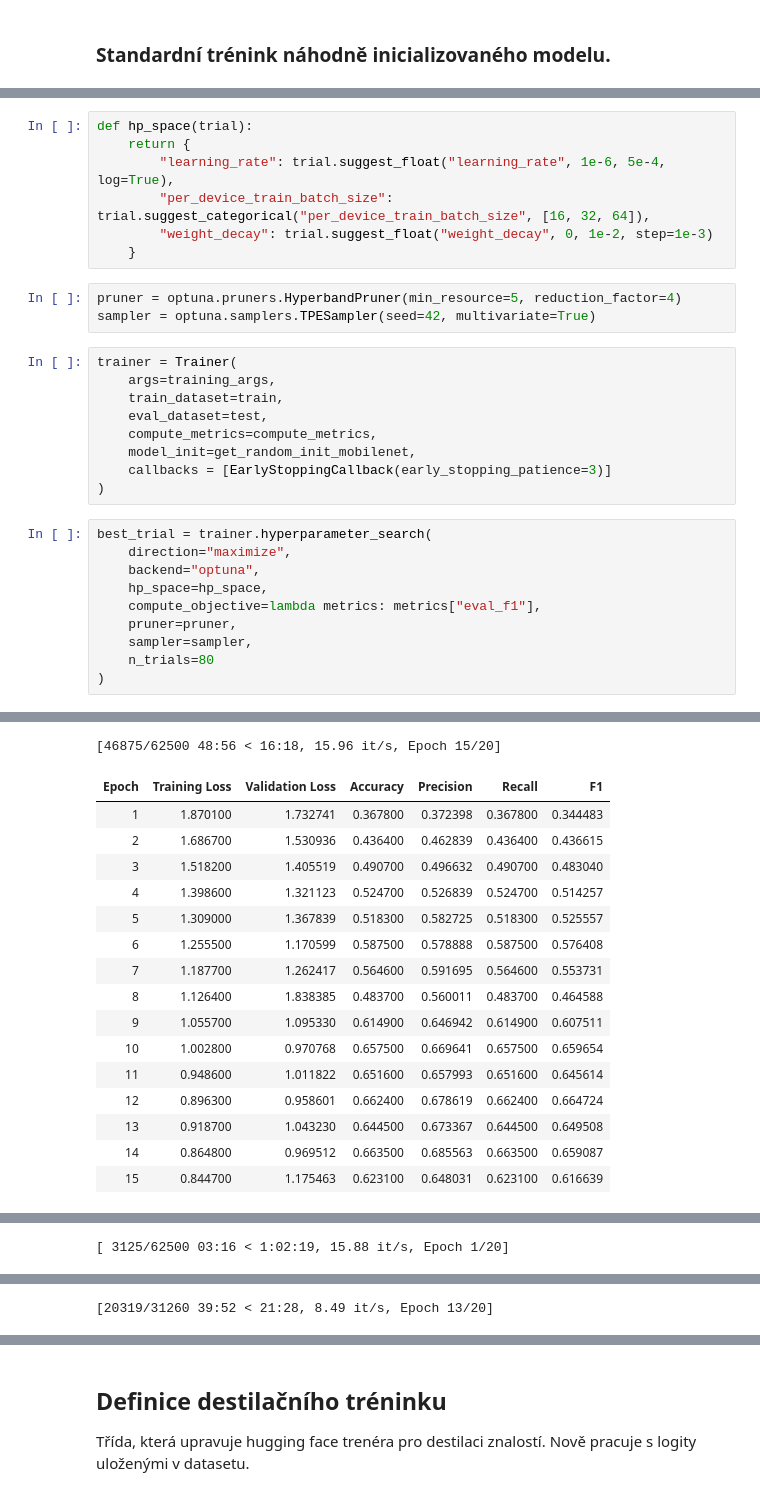
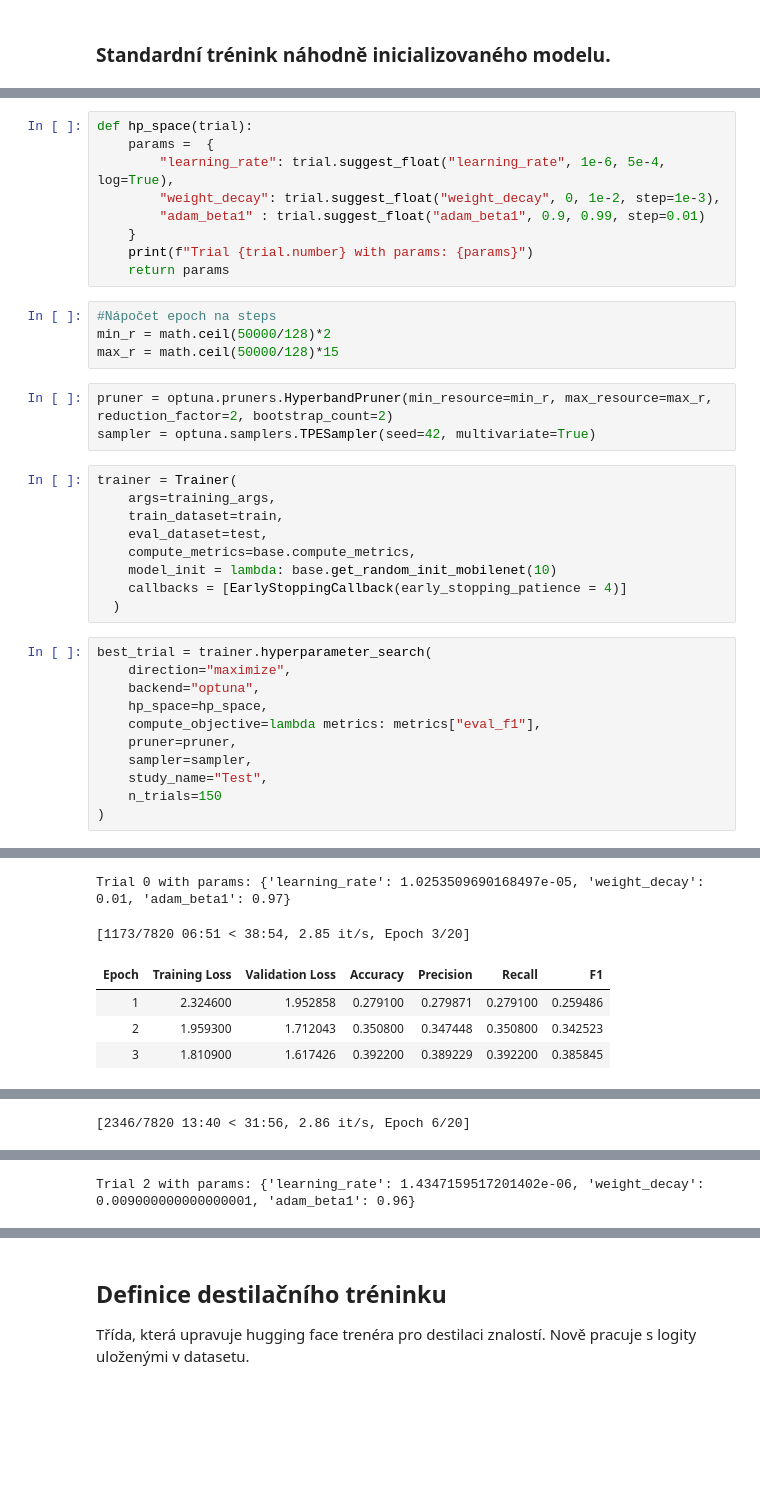
Before and after one commit to DragounJ/DiplomovaPrace, a Jupyter notebook: actual/hp_search.ipynb, the cells around one changed output, grey strips where cells are left out. Drawn from its saved outputs; the diff is of its cells as text; blank space fills up the shorter version.

Commit message:
DRY -> přesun do base.py

```diff
--- a/actual/hp_search.ipynb
+++ b/actual/hp_search.ipynb
@@ -203,22 +63,28 @@ training_args = get_training_args("./results/cifar10-random", './logs/cifar10-ra
 # %%
 def hp_space(trial):
-    return {
+    params =  {
         "learning_rate": trial.suggest_float("learning_rate", 1e-6, 5e-4, log=True),
-        "per_device_train_batch_size": trial.suggest_categorical("per_device_train_batch_size", [16, 32, 64]),
-        "weight_decay": trial.suggest_float("weight_decay", 0, 1e-2, step=1e-3)
+        "weight_decay": trial.suggest_float("weight_decay", 0, 1e-2, step=1e-3),
+        "adam_beta1" : trial.suggest_float("adam_beta1", 0.9, 0.99, step=0.01)
     }
+    print(f"Trial {trial.number} with params: {params}")
+    return params
+# %%
+#Nápočet epoch na steps
+min_r = math.ceil(50000/128)*2
+max_r = math.ceil(50000/128)*15
 # %%
-pruner = optuna.pruners.HyperbandPruner(min_resource=5, reduction_factor=4)
+pruner = optuna.pruners.HyperbandPruner(min_resource=min_r, max_resource=max_r, reduction_factor=2, bootstrap_count=2)
 sampler = optuna.samplers.TPESampler(seed=42, multivariate=True)
 # %%
 trainer = Trainer(
     args=training_args,
     train_dataset=train,
     eval_dataset=test,
-    compute_metrics=compute_metrics,
-    model_init=get_random_init_mobilenet,
-    callbacks = [EarlyStoppingCallback(early_stopping_patience=3)]
-)
+    compute_metrics=base.compute_metrics,
+    model_init = lambda: base.get_random_init_mobilenet(10)
+    callbacks = [EarlyStoppingCallback(early_stopping_patience = 4)]
+  )
 # %%
 best_trial = trainer.hyperparameter_search(
     direction="maximize",
@@ -227,6 +93,7 @@ best_trial = trainer.hyperparameter_search(
     compute_objective=lambda metrics: metrics["eval_f1"],
     pruner=pruner,
     sampler=sampler,
-    n_trials=80
+    study_name="Test",
+    n_trials=150
 )
 # %% [output]
@@ -234,17 +101,6 @@ best_trial = trainer.hyperparameter_search(
-[46875/62500 48:56 < 16:18, 15.96 it/s, Epoch 15/20]
+Trial 0 with params: {'learning_rate': 1.0253509690168497e-05, 'weight_decay': 0.01, 'adam_beta1': 0.97}
+[1173/7820 06:51 < 38:54, 2.85 it/s, Epoch 3/20]
 | Epoch | Training Loss | Validation Loss | Accuracy | Precision | Recall | F1 |
-| 1 | 1.870100 | 1.732741 | 0.367800 | 0.372398 | 0.367800 | 0.344483 |
-| 2 | 1.686700 | 1.530936 | 0.436400 | 0.462839 | 0.436400 | 0.436615 |
-| 3 | 1.518200 | 1.405519 | 0.490700 | 0.496632 | 0.490700 | 0.483040 |
-| 4 | 1.398600 | 1.321123 | 0.524700 | 0.526839 | 0.524700 | 0.514257 |
-| 5 | 1.309000 | 1.367839 | 0.518300 | 0.582725 | 0.518300 | 0.525557 |
-| 6 | 1.255500 | 1.170599 | 0.587500 | 0.578888 | 0.587500 | 0.576408 |
-| 7 | 1.187700 | 1.262417 | 0.564600 | 0.591695 | 0.564600 | 0.553731 |
-| 8 | 1.126400 | 1.838385 | 0.483700 | 0.560011 | 0.483700 | 0.464588 |
-| 9 | 1.055700 | 1.095330 | 0.614900 | 0.646942 | 0.614900 | 0.607511 |
-| 10 | 1.002800 | 0.970768 | 0.657500 | 0.669641 | 0.657500 | 0.659654 |
-| 11 | 0.948600 | 1.011822 | 0.651600 | 0.657993 | 0.651600 | 0.645614 |
-| 12 | 0.896300 | 0.958601 | 0.662400 | 0.678619 | 0.662400 | 0.664724 |
-| 13 | 0.918700 | 1.043230 | 0.644500 | 0.673367 | 0.644500 | 0.649508 |
-| 14 | 0.864800 | 0.969512 | 0.663500 | 0.685563 | 0.663500 | 0.659087 |
-| 15 | 0.844700 | 1.175463 | 0.623100 | 0.648031 | 0.623100 | 0.616639 |
+| 1 | 2.324600 | 1.952858 | 0.279100 | 0.279871 | 0.279100 | 0.259486 |
+| 2 | 1.959300 | 1.712043 | 0.350800 | 0.347448 | 0.350800 | 0.342523 |
+| 3 | 1.810900 | 1.617426 | 0.392200 | 0.389229 | 0.392200 | 0.385845 |
@@ -271 +109 @@ best_trial = trainer.hyperparameter_search(
-[ 3125/62500 03:16 < 1:02:19, 15.88 it/s, Epoch 1/20]
+[2346/7820 13:40 < 31:56, 2.86 it/s, Epoch 6/20]
@@ -275 +118 @@ best_trial = trainer.hyperparameter_search(
-[20319/31260 39:52 < 21:28, 8.49 it/s, Epoch 13/20]
+Trial 2 with params: {'learning_rate': 1.4347159517201402e-06, 'weight_decay': 0.009000000000000001, 'adam_beta1': 0.96}
```
Also changed, not shown: parts of 28 cells of this notebook, 6 other files.
